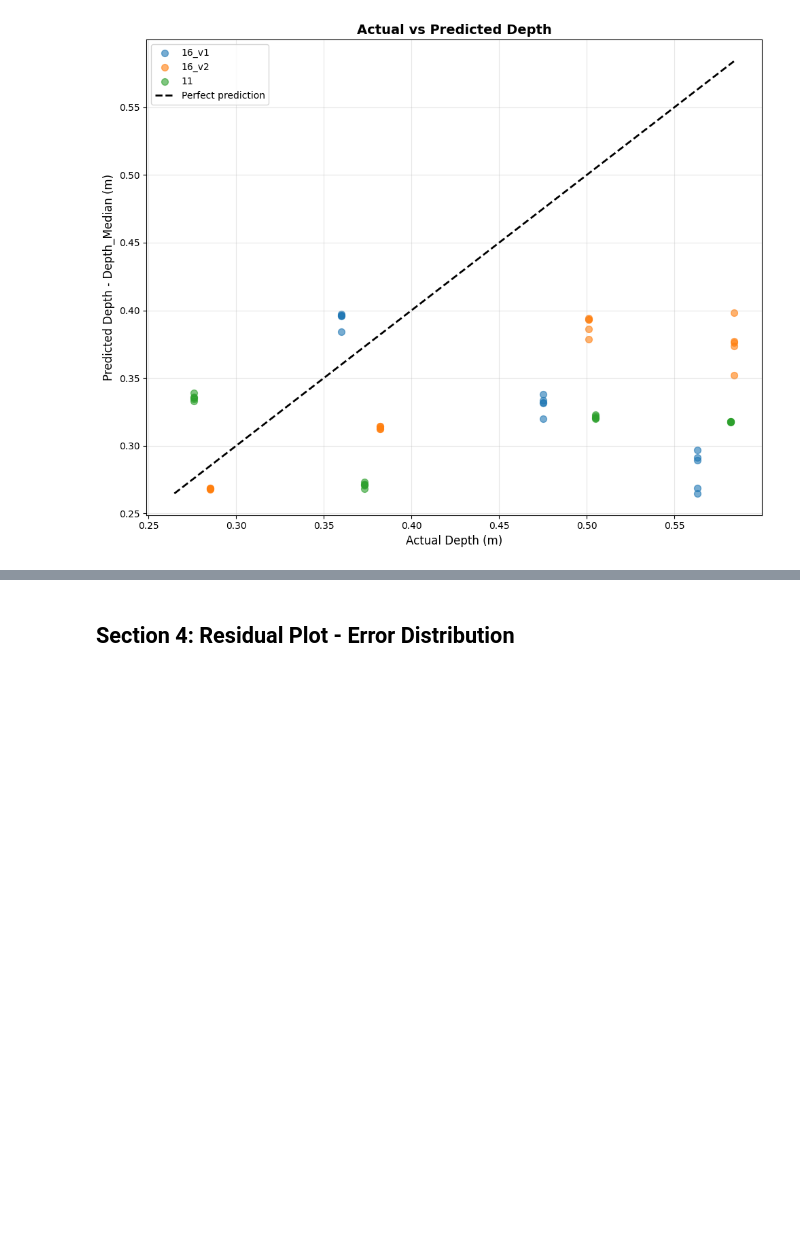
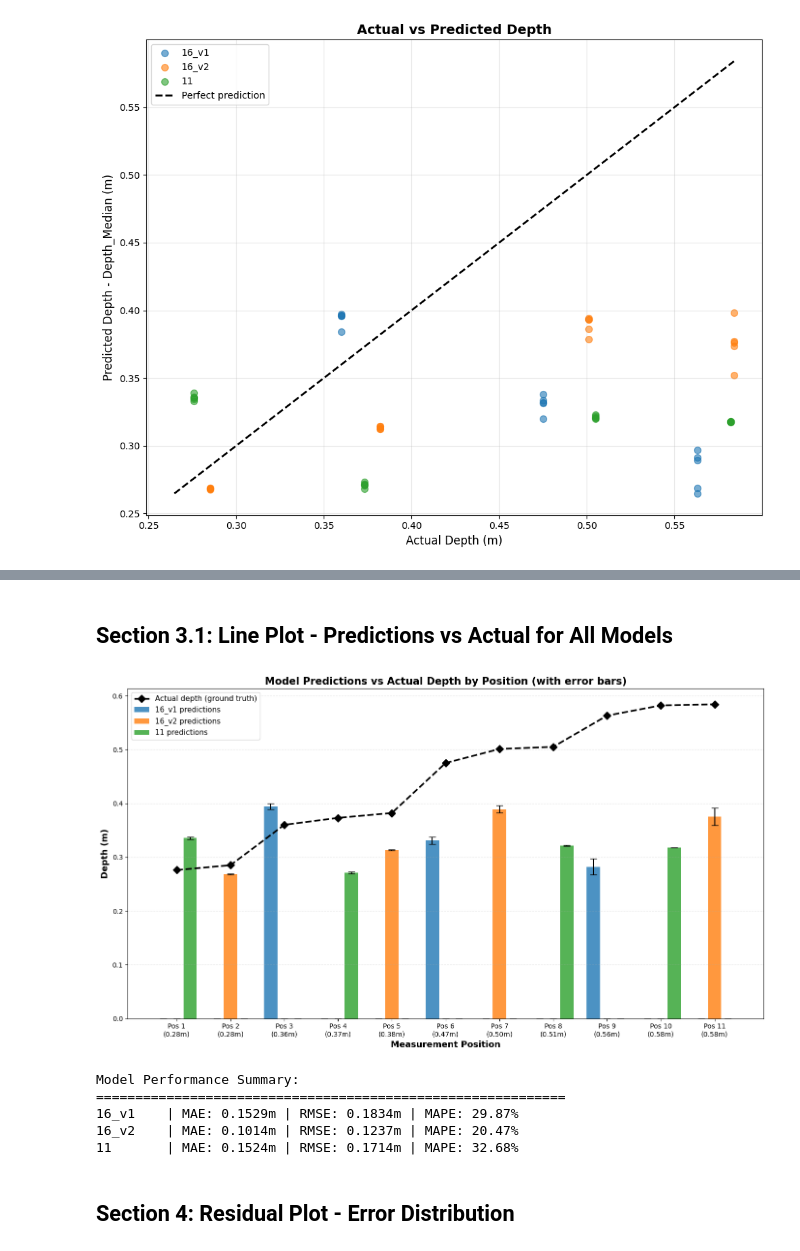
Before and after one commit to averagepindakaasenjoyer/BiomimicryCode, a Jupyter notebook: ReportCode/depth_error_analysis.ipynb, the cells around one changed output, grey strips where cells are left out. Saved outputs shown, nothing was run; the diff lists cells and outputs as text; code cells hidden in the pictures; blank space fills up the shorter version.

```diff
--- a/ReportCode/depth_error_analysis.ipynb
+++ b/ReportCode/depth_error_analysis.ipynb
@@ -120,3 +154,61 @@ plt.show()
+# %% [markdown]
+## Section 3.1: Line Plot - Predictions vs Actual for All Models
+# %%
+# Group by actual depth (position) and calculate mean predictions and std
+position_data = df.groupby(['Actual_Depth', 'Baseline']).agg({
+    'Depth_Median': ['mean', 'std', 'count']
+}).reset_index()
+
+position_data.columns = ['Actual_Depth', 'Baseline', 'Mean_Pred', 'Std_Pred', 'Count']
+
+fig, ax = plt.subplots(figsize=(14, 8))
+
+# Get unique actual depths and baselines
+actual_depths = sorted(position_data['Actual_Depth'].unique())
+x = np.arange(len(actual_depths))
+width = 0.25  # Width of bars
+
+# Plot bars for each baseline with error bars
+for i, baseline in enumerate(baselines):
+    subset = position_data[position_data['Baseline'] == baseline]
+    # Ensure subset is in same order as actual_depths
+    means = [subset[subset['Actual_Depth'] == d]['Mean_Pred'].values[0] if len(subset[subset['Actual_Depth'] == d]) > 0 else 0 for d in actual_depths]
+    stds = [subset[subset['Actual_Depth'] == d]['Std_Pred'].values[0] if len(subset[subset['Actual_Depth'] == d]) > 0 else 0 for d in actual_depths]
+
+    ax.bar(x + i*width, means, width, yerr=stds,
+           label=f'{baseline} predictions', alpha=0.8,
+           color=colors[baseline], capsize=5)
+
+# Plot actual depth as line
+ax.plot(x + width, actual_depths, 'k--', marker='D', markersize=8,
+        linewidth=2.5, label='Actual depth (ground truth)', zorder=10)
+
+ax.set_xlabel('Measurement Position', fontsize=13, fontweight='bold')
+ax.set_ylabel('Depth (m)', fontsize=13, fontweight='bold')
+ax.set_title('Model Predictions vs Actual Depth by Position (with error bars)', fontsize=15, fontweight='bold')
+ax.set_xticks(x + width)
+ax.set_xticklabels([f'Pos {i+1}\n({d:.2f}m)' for i, d in enumerate(actual_depths)])
+ax.legend(fontsize=11, loc='best')
+ax.grid(True, alpha=0.3, linestyle='--', axis='y')
+plt.tight_layout()
+plt.show()
+
+# Print summary statistics for each model
+print("\nModel Performance Summary:")
+print("="*60)
+for baseline in baselines:
+    subset = df[df['Baseline'] == baseline]
+    mae_b = subset['Abs_Error'].mean()
+    rmse_b = np.sqrt(np.mean(subset['Error']**2))
+    mape_b = subset['Percent_Error'].mean()
+    print(f"{baseline:8} | MAE: {mae_b:.4f}m | RMSE: {rmse_b:.4f}m | MAPE: {mape_b:.2f}%")
+# %% [output]
+[figure, added]
+Model Performance Summary:
+============================================================
+16_v1    | MAE: 0.1529m | RMSE: 0.1834m | MAPE: 29.87%
+16_v2    | MAE: 0.1014m | RMSE: 0.1237m | MAPE: 20.47%
+11       | MAE: 0.1524m | RMSE: 0.1714m | MAPE: 32.68%
 # %% [markdown]
 ## Section 4: Residual Plot - Error Distribution
 # %%
```
Also changed, not shown: parts of 2 cells of this notebook, 5 other files.
